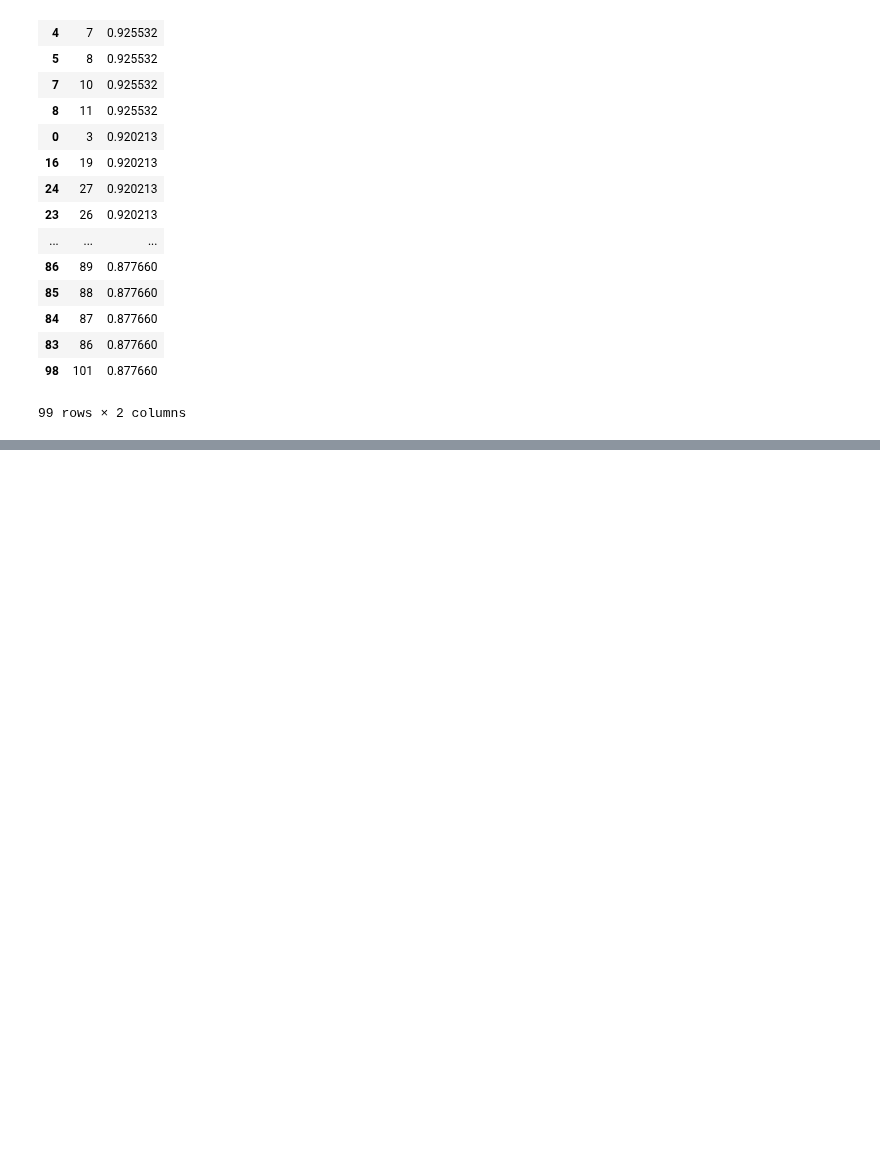
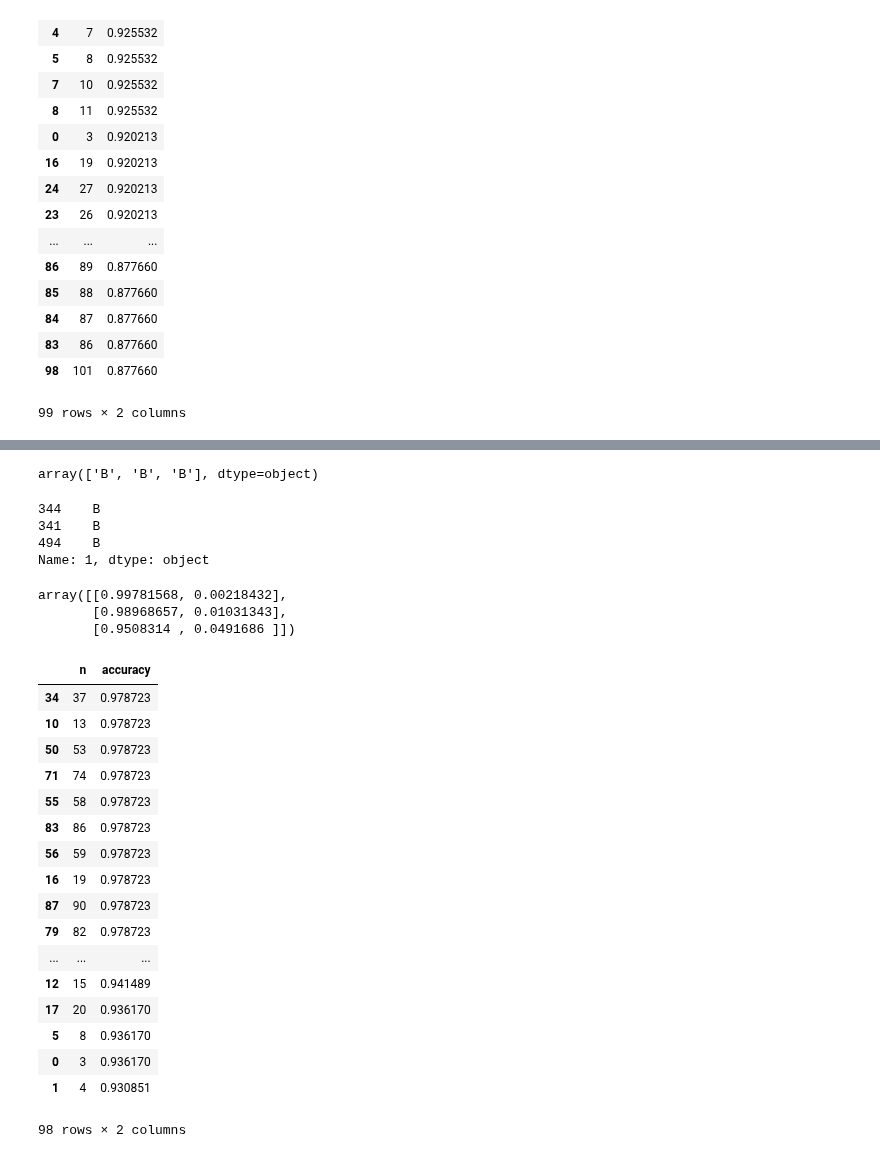
Before and after one commit to alussos/ml-oct-22, a Jupyter notebook: SF Day 2.ipynb, the cells around one changed output, grey strips where cells are left out. Saved outputs shown, nothing was run; the diff lists cells and outputs as text; code cells hidden in the pictures; blank space fills up the shorter version.

```diff
--- a/SF Day 2.ipynb
+++ b/SF Day 2.ipynb
@@ -228,0 +231,5 @@ accuracy_df.sort_values('accuracy', ascending=False)
+# %%
+X_train, X_test, y_train, y_test = train_test_split(X, y, test_size=.33)
+# %%
+reg = LogisticRegression()
+reg.fit(X_train, y_train)
@@ -228,0 +258,17 @@ accuracy_df.sort_values('accuracy', ascending=False)
+# %%
+reg.predict(X_test.head(3))
+# %% [output]
+array(['B', 'B', 'B'], dtype=object)
+# %%
+y_test.head(3)
+# %% [output]
+344    B
+341    B
+494    B
+Name: 1, dtype: object
+# %%
+reg.predict_proba(X_test.head(3))
+# %% [output]
+array([[0.99781568, 0.00218432],
+       [0.98968657, 0.01031343],
+       [0.9508314 , 0.0491686 ]])
@@ -228,0 +277,29 @@ accuracy_df.sort_values('accuracy', ascending=False)
+# %%
+n_trees = list(range(3, 101))
+accuracies = []
+
+for n in n_trees:
+    forest = RandomForestClassifier(n_estimators =n)
+    forest.fit(X_train, y_train)
+    accuracies.append(forest.score(X_test, y_test))
+# %%
+pd.DataFrame({"n": n_trees, "accuracy": accuracies}).sort_values("accuracy", ascending=False)
+# %% [output]
+|  | n | accuracy |
+| 34 | 37 | 0.978723 |
+| 10 | 13 | 0.978723 |
+| 50 | 53 | 0.978723 |
+| 71 | 74 | 0.978723 |
+| 55 | 58 | 0.978723 |
+| 83 | 86 | 0.978723 |
+| 56 | 59 | 0.978723 |
+| 16 | 19 | 0.978723 |
+| 87 | 90 | 0.978723 |
+| 79 | 82 | 0.978723 |
+| ... | ... | ... |
+| 12 | 15 | 0.941489 |
+| 17 | 20 | 0.936170 |
+| 5 | 8 | 0.936170 |
+| 0 | 3 | 0.936170 |
+| 1 | 4 | 0.930851 |
+98 rows × 2 columns
```
Also changed, not shown: parts of 5 cells of this notebook, 2 other files.
